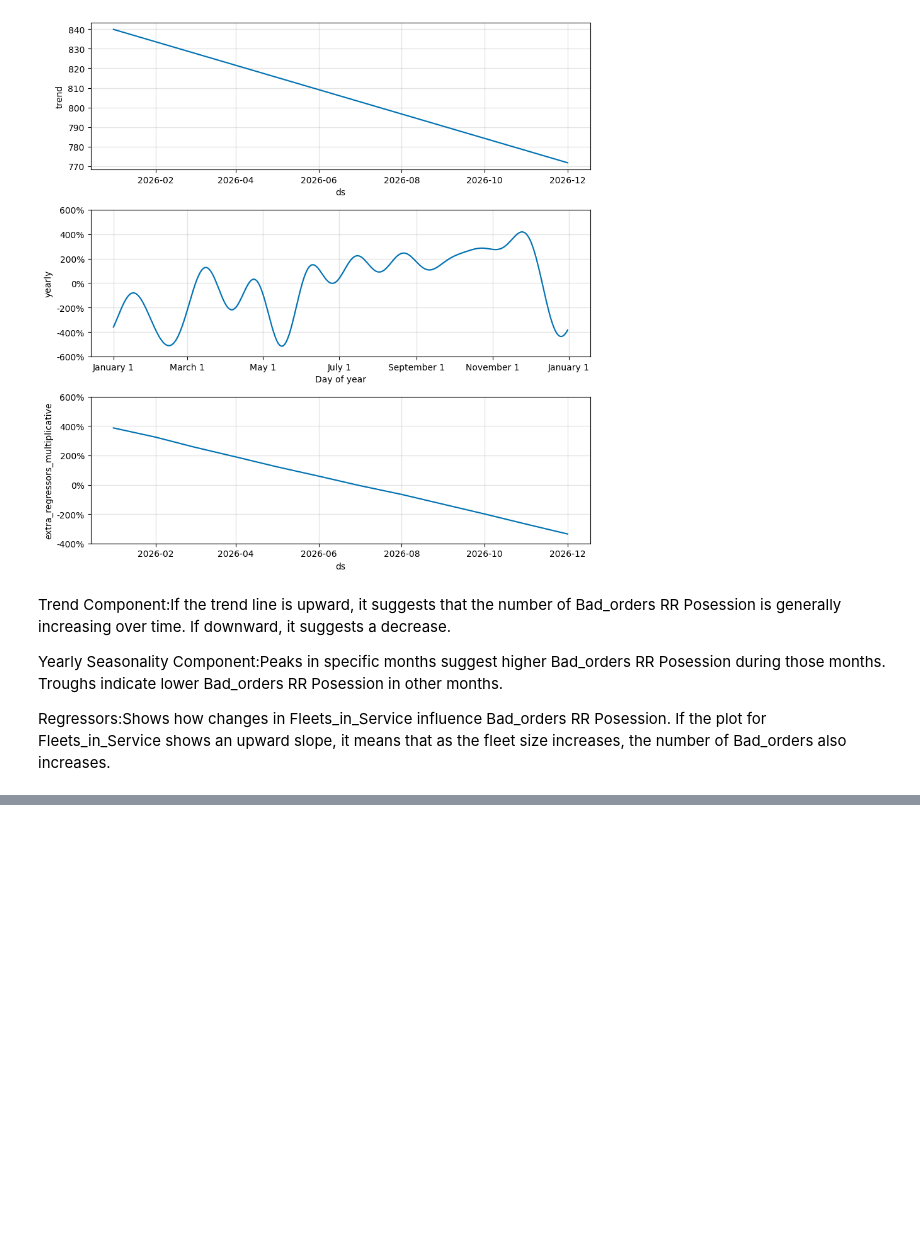
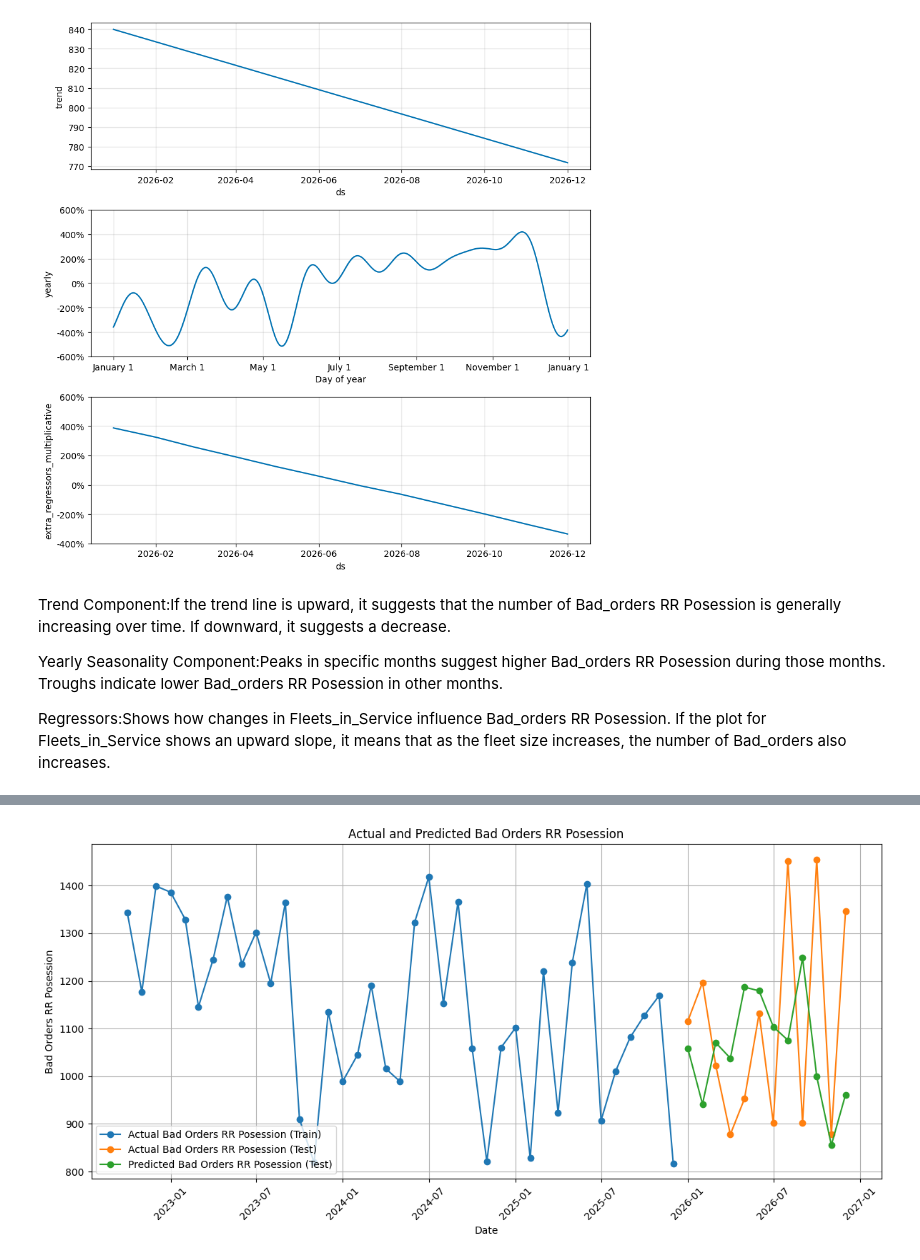
Before and after one commit to gjeromekavi/Functions, a Jupyter notebook: Prophet_train_test_RR.ipynb, the cells around one changed output, grey strips where cells are left out. Drawn from its saved outputs; the diff is of its cells as text; code cells hidden in the pictures; blank space fills up the shorter version.

```diff
--- a/Prophet_train_test_RR.ipynb
+++ b/Prophet_train_test_RR.ipynb
@@ -182,0 +699,99 @@ If the plot for Fleets_in_Service shows an upward slope, it means that as the fl
+# %%
+import pandas as pd
+from prophet import Prophet
+import matplotlib.pyplot as plt
+from sklearn.metrics import mean_absolute_error, mean_squared_error
+import numpy as np
+
+def prepare_data(data):
+    df = pd.DataFrame(data)
+    df['Date'] = pd.to_datetime(df['Date'])
+    df.rename(columns={'Date': 'ds', 'Bad_orders_RR': 'y', 'Fleets_in_Service': 'Fleets_in_Service'}, inplace=True)
+    df['month'] = df['ds'].dt.month
+    return df
+
+def split_data(df, train_end_date):
+    train_df = df[df['ds'] <= train_end_date]
+    test_df = df[df['ds'] > train_end_date]
+    return train_df, test_df
+
+def train_model(df):
+    model = Prophet(
+        yearly_seasonality=True,
+        weekly_seasonality=False,
+        daily_seasonality=False,
+        seasonality_mode='additive',
+        growth='linear'
+    )
+    model.add_regressor('Fleets_in_Service')
+    model.add_regressor('month')
+    model.add_country_holidays(country_name='US')
+    model.fit(df)
+    return model
+
+def make_predictions(model, df, future_periods=12):
+    historical = df[['ds', 'Fleets_in_Service', 'month', 'county_effect']]
+    forecast_historical = model.predict(historical)
+
+    future_dates = pd.date_range(start=df['ds'].max() + pd.DateOffset(months=1), periods=future_periods, freq='MS')
+    future = pd.DataFrame({'ds': future_dates})
+    future['Fleets_in_Service'] = df['Fleets_in_Service'].iloc[-1]  # Use the latest available value
+    future['month'] = future['ds'].dt.month
+    forecast_future = model.predict(future)
+
+    return forecast_historical, forecast_future
+
+def evaluate_model(df, forecast_historical):
+    mae = mean_absolute_error(df['y'], forecast_historical['yhat'])
+    mse = mean_squared_error(df['y'], forecast_historical['yhat'])
+    rmse = np.sqrt(mse)
+    return mae, mse, rmse
+
+def plot_forecasts(train_df, test_df, forecast_historical, forecast_test, forecast_future):
+    fig, ax = plt.subplots(figsize=(12, 6))
+    ax.plot(train_df['ds'], train_df['y'], marker='o', linestyle='-', label='Actual Bad Orders RR Posession (Train)')
+    ax.plot(test_df['ds'], test_df['y'], marker='o', linestyle='-', label='Actual Bad Orders RR Posession (Test)')
+    ax.plot(forecast_test['ds'], forecast_test['yhat'], marker='o', linestyle='-', label='Predicted Bad Orders RR Posession (Test)')
+    ax.set_xlabel('Date')
+    ax.set_ylabel('Bad Orders RR Posession')
+    ax.set_title('Actual and Predicted Bad Orders RR Posession')
+    ax.legend()
+    ax.grid(True)
+    plt.xticks(rotation=45)
+    plt.tight_layout()
+    plt.show()
+
+# Main pipeline execution
+data = pd.read_excel("TTX.xlsx")
+
+# Step 1: Prepare the data
+df = prepare_data(data)
+df['Fleets_in_Service'] = df['Fleets_in_Service'].astype(int)
+df['county_effect'] = 1  # Replace with actual county effect values if available
+
+# Step 2: Split the data
+train_end_date = '2025-12-31'
+train_df, test_df = split_data(df, train_end_date)
+
+# Step 3: Train the model
+model = train_model(train_df)
+
+# Step 4: Make predictions
+forecast_historical, _ = make_predictions(model, train_df, future_periods=12)
+forecast_test, forecast_future = make_predictions(model, test_df)
+
+# Step 5: Evaluate the model
+mae, mse, rmse = evaluate_model(test_df, forecast_test)
+print(f'MAE: {mae}')
+print(f'MSE: {mse}')
+print(f'RMSE: {rmse}')
+
+# Step 6: Plot the forecasts
+plot_forecasts(train_df, test_df, forecast_historical, forecast_test, forecast_future)
+
+# Display future forecasted values
+print(forecast_test[['ds', 'yhat', 'yhat_lower', 'yhat_upper']])
+
+fig = model.plot_components(forecast_test)
+plt.show()
+# %% [output]
@@ -182,0 +803 @@ If the plot for Fleets_in_Service shows an upward slope, it means that as the fl
+[figure, added]
```
Also changed, not shown: parts of 35 cells of this notebook, 4 other files.
